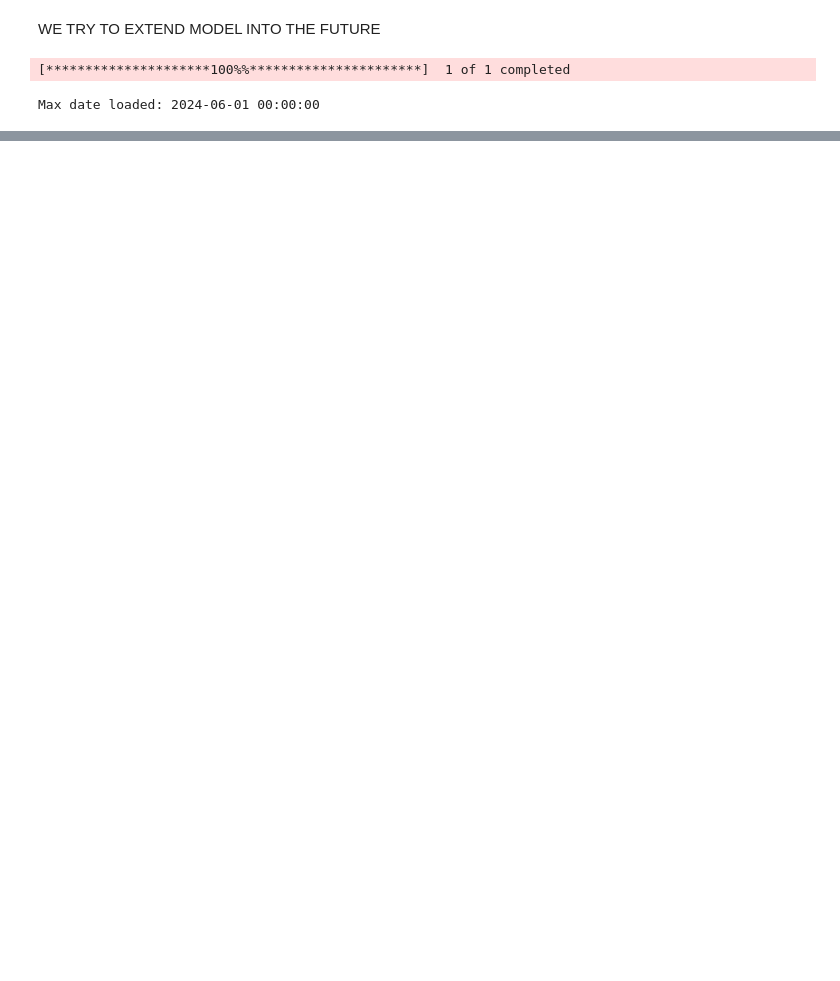
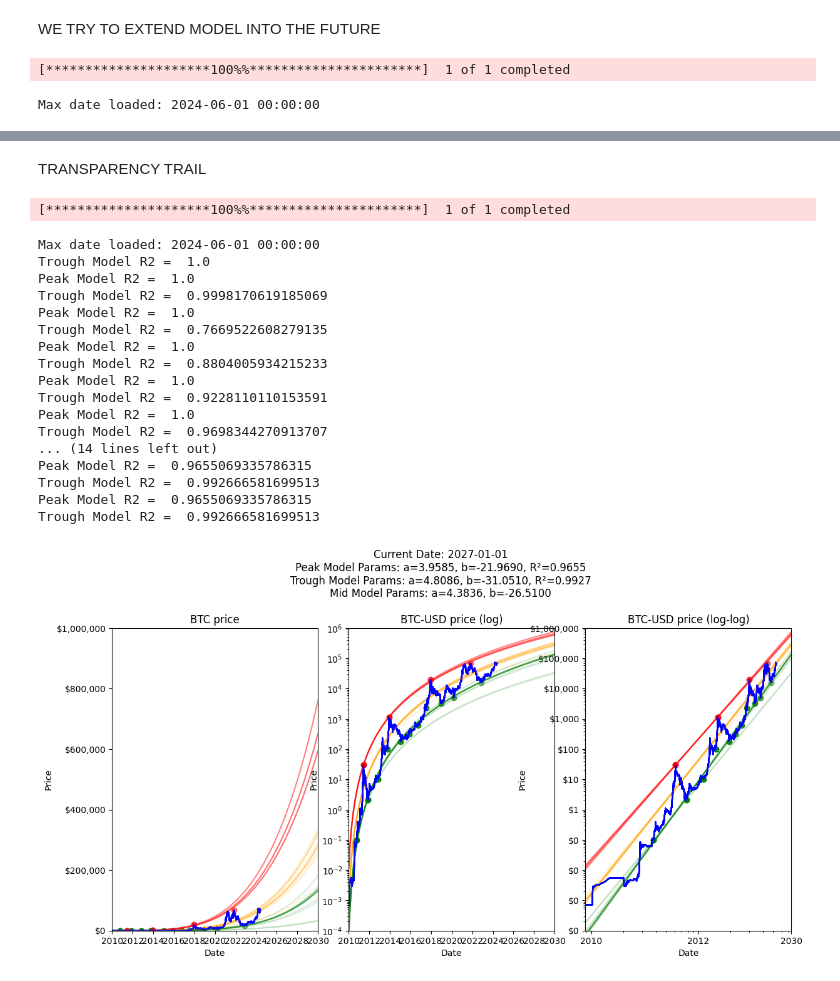
Before and after one commit to AlfaBlok/swanhunt, a Jupyter notebook: btc_price_models/new_btc_models.ipynb, the cells around one changed output, grey strips where cells are left out. Saved outputs shown, nothing was run; the diff lists cells and outputs as text; code cells hidden in the pictures; blank space fills up the shorter version.

```diff
--- a/btc_price_models/new_btc_models.ipynb
+++ b/btc_price_models/new_btc_models.ipynb
@@ -358,0 +393,54 @@ Trough Model R2 =  0.992666581699513
+# %% [markdown]
+TRANSPARENCY TRAIL
+# %%
+symbol = 'BTC-USD'
+historical_data = load_data(symbol)
+min_date_model = '2010-01-01'
+final_year_model_prediction = 2040
+d_days = 300
+d_days2 = 300
+threshold = 0.45
+full_data = historical_data.copy()
+full_data = full_data.drop_duplicates('date')
+full_data = full_data[['date', 'btc_price']]
+full_data = extend_data(full_data, final_year_model_prediction) if final_year_model_prediction else full_data
+min_year_ani = 2012
+max_year_ani = 2027
+months_step = 12
+
+min_y = 1e-4
+max_y = 1e6
+min_x = '2010-01-01'
+max_x = '2030-01-01'
+
+transparency = True
+alpha = 0.15
+
+fig, axs = plt.subplots(1, 3, figsize=(14, 7))
+f_args = (full_data, d_days, threshold, d_days2, min_x, max_x, min_y, max_y, symbol, min_date_model, min_year_ani,axs, alpha, transparency)
+
+ani = FuncAnimation(fig, animate, frames=range(0, (max_year_ani-min_year_ani)*12 + 1,months_step), fargs=f_args, interval=200)
+
+ani.save('new_flow_btc1t.gif', writer=PillowWriter(fps=1))
+
+plt.show()
+# %% [output]
+[*********************100%%**********************]  1 of 1 completed
+Max date loaded: 2024-06-01 00:00:00
+Trough Model R2 =  1.0
+Peak Model R2 =  1.0
+Trough Model R2 =  0.9998170619185069
+Peak Model R2 =  1.0
+Trough Model R2 =  0.7669522608279135
+Peak Model R2 =  1.0
+Trough Model R2 =  0.8804005934215233
+Peak Model R2 =  1.0
+Trough Model R2 =  0.9228110110153591
+Peak Model R2 =  1.0
+Trough Model R2 =  0.9698344270913707
+... (14 lines left out)
+Peak Model R2 =  0.9655069335786315
+Trough Model R2 =  0.992666581699513
+Peak Model R2 =  0.9655069335786315
+Trough Model R2 =  0.992666581699513
+[figure, added]
```
Also changed, not shown: parts of 17 cells of this notebook, 13 other files.
